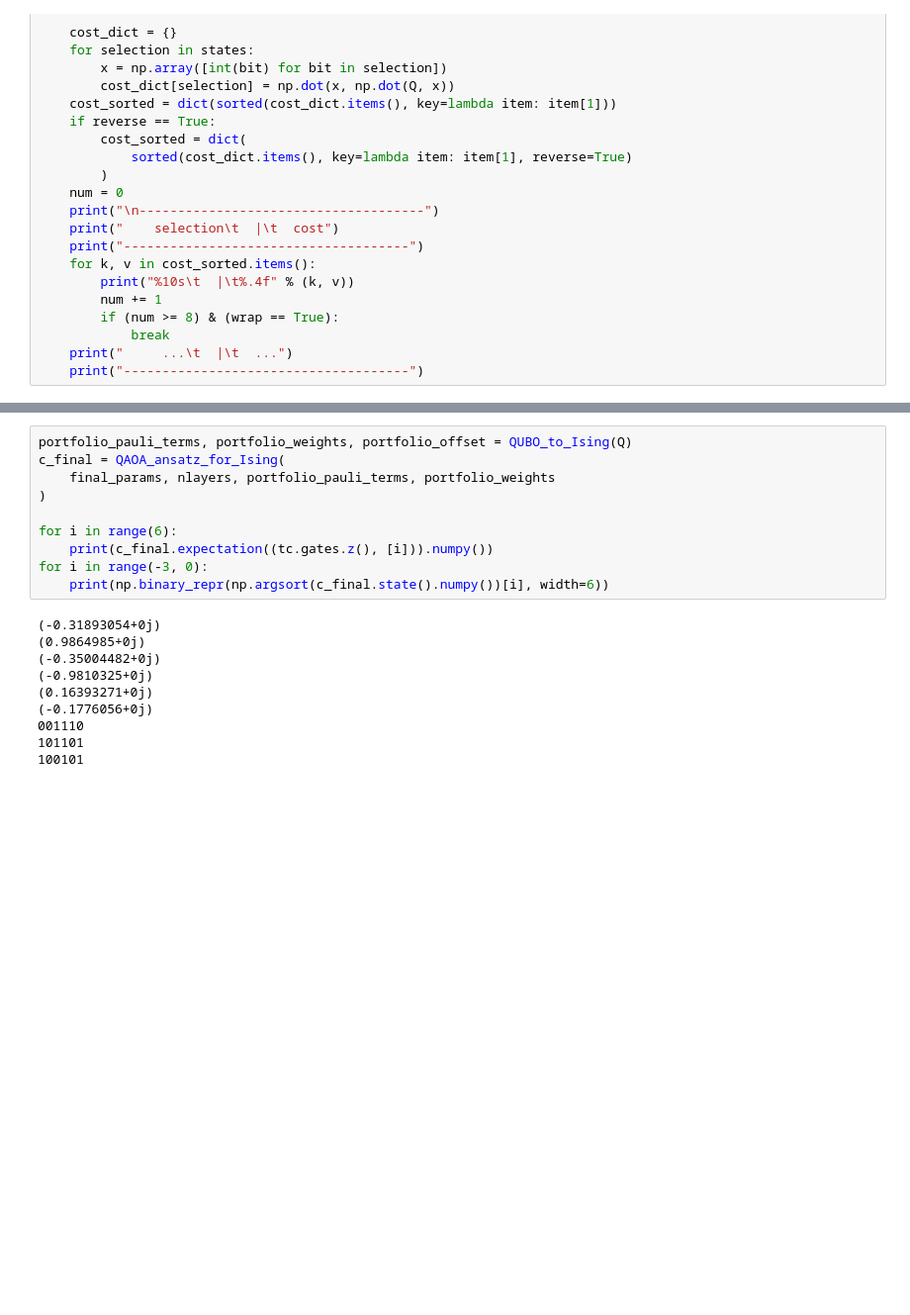
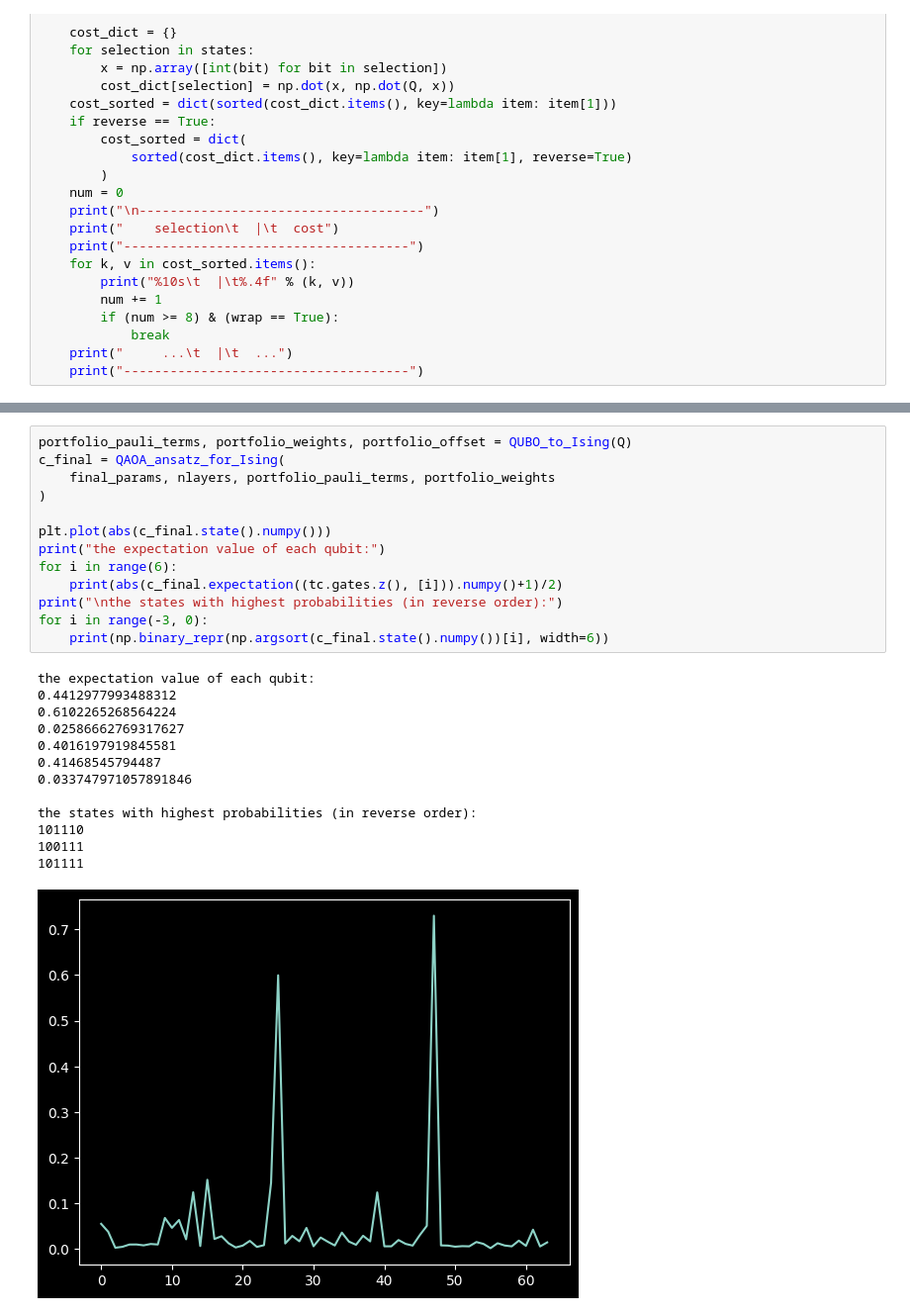
Before and after one commit to FelixXu35/Public_Projects, a Jupyter notebook: projects/5_integer_QAOA/non_Integer_QAOA.ipynb, the cells around one changed output, grey strips where cells are left out. Shown at 99% size. Cells and saved outputs as stored; diff of their text form; blank space fills up the shorter version.

```diff
--- a/projects/5_integer_QAOA/non_Integer_QAOA.ipynb
+++ b/projects/5_integer_QAOA/non_Integer_QAOA.ipynb
@@ -147,20 +162,27 @@ WARNING:absl:At this time, the v2.11+ optimizer `tf.keras.optimizers.Adam` runs
 # %%
 portfolio_pauli_terms, portfolio_weights, portfolio_offset = QUBO_to_Ising(Q)
 c_final = QAOA_ansatz_for_Ising(
     final_params, nlayers, portfolio_pauli_terms, portfolio_weights
 )
 
+plt.plot(abs(c_final.state().numpy()))
+print("the expectation value of each qubit:")
 for i in range(6):
-    print(c_final.expectation((tc.gates.z(), [i])).numpy())
+    print(abs(c_final.expectation((tc.gates.z(), [i])).numpy()+1)/2)
+print("\nthe states with highest probabilities (in reverse order):")
 for i in range(-3, 0):
     print(np.binary_repr(np.argsort(c_final.state().numpy())[i], width=6))
 # %% [output]
-(-0.31893054+0j)
-(0.9864985+0j)
-(-0.35004482+0j)
-(-0.9810325+0j)
-(0.16393271+0j)
-(-0.1776056+0j)
-001110
-101101
-100101
+the expectation value of each qubit:
+0.4412977993488312
+0.6102265268564224
+0.02586662769317627
+0.4016197919845581
+0.41468545794487
+0.033747971057891846
+
+the states with highest probabilities (in reverse order):
+101110
+100111
+101111
+[figure, added]
```
Also changed, not shown: parts of 5 cells of this notebook, 3 other files.
